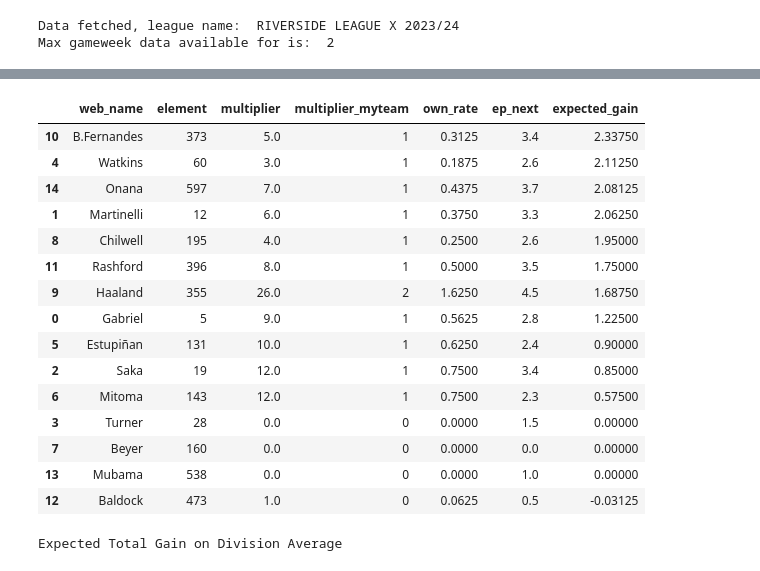
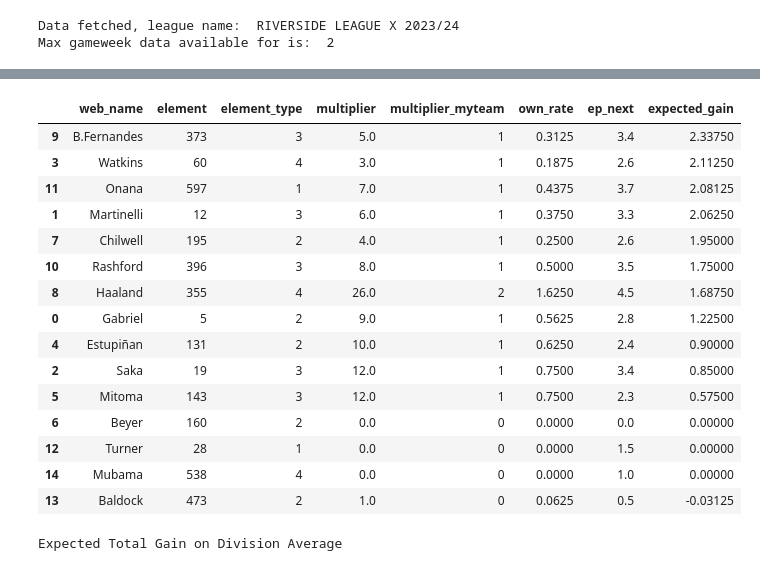
Before and after one commit to chrisimpacts/FPL-Data-Analysis, a Jupyter notebook: FPL-League-Analysis.ipynb, the cells around one changed output, grey strips where cells are left out. Drawn from its saved outputs; the diff is of its cells as text; code cells hidden in the pictures.

```diff
--- a/FPL-League-Analysis.ipynb
+++ b/FPL-League-Analysis.ipynb
@@ -60,8 +49,8 @@ def find_max_gw(xid): #xid=member entry id
             return (gw)
             break
 # %%
-#Doesn't work until GW1!!
-league_data = get_json_from_url(league_code)
+#(Doesn't work until GW1)
+league_data, league_name = get_json_from_url(league_code)
 member_ids=make_ids(league_data)
 mgw=find_max_gw(list(member_ids.values())[0])
 # %% [output]
@@ -229,0 +118,19 @@ print(alldata.shape)
+# %%
+#Insert into PSQL
+from sqlalchemy import create_engine, text
+from datetime import datetime
+import psycopg2 # python -> psql connection
+import psycopg2.extras
+
+#Import secret settings
+import CJDH_local_settings
+dbname = CJDH_local_settings.local_settings['TRDL_PSQL_Analysis']['dbname']
+user = CJDH_local_settings.local_settings['TRDL_PSQL_Analysis']['user']
+password = CJDH_local_settings.local_settings['TRDL_PSQL_Analysis']['password']
+host = "localhost"
+port = 5432
+
+#Create connection to psql via psycopg2 & sqlalchemy
+connection_string = f'postgresql+psycopg2://{user}:{password}@{host}:{port}/{dbname}'
+engine = create_engine(connection_string)
+engine.autocommit = True  # read documentation understanding when to Use & NOT use # changes will be automatically committed to the database after each statement is executed.
@@ -229,0 +163,11 @@ print(alldata.shape)
+# %%
+query = """
+        SELECT *
+        FROM player_details
+        LEFT JOIN player
+            ON player_details.element = player.id
+        ;
+        """
+with engine.connect() as conn:
+    playerdf = pd.read_sql_query(query, conn)
+playerdf.head()
@@ -242,36 +194,35 @@ ids_close_to_me = set(l[l['total']<=int(mytotal)+100]['entry'][~l['entry'].isin(
 # %%
 #Get ep_next * by ownership rate in mini-league
 latestpicks = picksdf[(picksdf['gw']==max(picksdf['gw']))&(picksdf['memberid'].isin(ids_close_to_me))]
 max_owns = len(set(latestpicks['memberid']))
 
 ownership = pd.pivot_table(latestpicks, index=['element'],values='multiplier',aggfunc=np.sum).reset_index()
 ownership['own_rate'] = ownership['multiplier']/max_owns
 
 ownership.sort_values(by='own_rate', ascending=False)
 
-playerdf3 = pd.merge(playerdf2, ownership, how='outer',on='element')
-# playerdf3['expected_gain'] = playerdf3['ep_next'].astype(float)*(1-playerdf3['own_rate'])
-filtered = playerdf3['element'].isin(mypicks)
-gainpicks = playerdf3[filtered].merge(picksdf[picksdf['member']==me],how='left',on='element',suffixes=('','_myteam'))
+playerdf = pd.merge(playerdf, ownership, how='outer',on='element')
+filtered = playerdf['element'].isin(mypicks)
+gainpicks = playerdf[filtered].merge(picksdf[picksdf['member']==me],how='left',on='element',suffixes=('','_myteam'))
 gainpicks['expected_gain'] = gainpicks['ep_next'].astype(float)*(gainpicks['multiplier_myteam']-gainpicks['own_rate'])
-gainpicks[['web_name','element','multiplier','multiplier_myteam','own_rate','ep_next','expected_gain']].sort_values(by='expected_gain',ascending=False)
+gainpicks[['web_name','element','element_type','multiplier','multiplier_myteam','own_rate','ep_next','expected_gain']].sort_values(by='expected_gain',ascending=False)
 # %% [output]
-|  | web_name | element | multiplier | multiplier_myteam | own_rate | ep_next | expected_gain |
-| 10 | B.Fernandes | 373 | 5.0 | 1 | 0.3125 | 3.4 | 2.33750 |
-| 4 | Watkins | 60 | 3.0 | 1 | 0.1875 | 2.6 | 2.11250 |
-| 14 | Onana | 597 | 7.0 | 1 | 0.4375 | 3.7 | 2.08125 |
-| 1 | Martinelli | 12 | 6.0 | 1 | 0.3750 | 3.3 | 2.06250 |
-| 8 | Chilwell | 195 | 4.0 | 1 | 0.2500 | 2.6 | 1.95000 |
-| 11 | Rashford | 396 | 8.0 | 1 | 0.5000 | 3.5 | 1.75000 |
-| 9 | Haaland | 355 | 26.0 | 2 | 1.6250 | 4.5 | 1.68750 |
-| 0 | Gabriel | 5 | 9.0 | 1 | 0.5625 | 2.8 | 1.22500 |
-| 5 | Estupiñan | 131 | 10.0 | 1 | 0.6250 | 2.4 | 0.90000 |
-| 2 | Saka | 19 | 12.0 | 1 | 0.7500 | 3.4 | 0.85000 |
-| 6 | Mitoma | 143 | 12.0 | 1 | 0.7500 | 2.3 | 0.57500 |
-| 3 | Turner | 28 | 0.0 | 0 | 0.0000 | 1.5 | 0.00000 |
-| 7 | Beyer | 160 | 0.0 | 0 | 0.0000 | 0.0 | 0.00000 |
-| 13 | Mubama | 538 | 0.0 | 0 | 0.0000 | 1.0 | 0.00000 |
-| 12 | Baldock | 473 | 1.0 | 0 | 0.0625 | 0.5 | -0.03125 |
+|  | web_name | element | element_type | multiplier | multiplier_myteam | own_rate | ep_next | expected_gain |
+| 9 | B.Fernandes | 373 | 3 | 5.0 | 1 | 0.3125 | 3.4 | 2.33750 |
+| 3 | Watkins | 60 | 4 | 3.0 | 1 | 0.1875 | 2.6 | 2.11250 |
+| 11 | Onana | 597 | 1 | 7.0 | 1 | 0.4375 | 3.7 | 2.08125 |
+| 1 | Martinelli | 12 | 3 | 6.0 | 1 | 0.3750 | 3.3 | 2.06250 |
+| 7 | Chilwell | 195 | 2 | 4.0 | 1 | 0.2500 | 2.6 | 1.95000 |
+| 10 | Rashford | 396 | 3 | 8.0 | 1 | 0.5000 | 3.5 | 1.75000 |
+| 8 | Haaland | 355 | 4 | 26.0 | 2 | 1.6250 | 4.5 | 1.68750 |
+| 0 | Gabriel | 5 | 2 | 9.0 | 1 | 0.5625 | 2.8 | 1.22500 |
+| 4 | Estupiñan | 131 | 2 | 10.0 | 1 | 0.6250 | 2.4 | 0.90000 |
+| 2 | Saka | 19 | 3 | 12.0 | 1 | 0.7500 | 3.4 | 0.85000 |
+| 5 | Mitoma | 143 | 3 | 12.0 | 1 | 0.7500 | 2.3 | 0.57500 |
+| 6 | Beyer | 160 | 2 | 0.0 | 0 | 0.0000 | 0.0 | 0.00000 |
+| 12 | Turner | 28 | 1 | 0.0 | 0 | 0.0000 | 1.5 | 0.00000 |
+| 14 | Mubama | 538 | 4 | 0.0 | 0 | 0.0000 | 1.0 | 0.00000 |
+| 13 | Baldock | 473 | 2 | 1.0 | 0 | 0.0625 | 0.5 | -0.03125 |
 # %%
 print("Expected Total Gain on Division Average")
 gainpicks['expected_gain'].sum()
```
Also changed, not shown: parts of 16 cells of this notebook, 8 other files.
